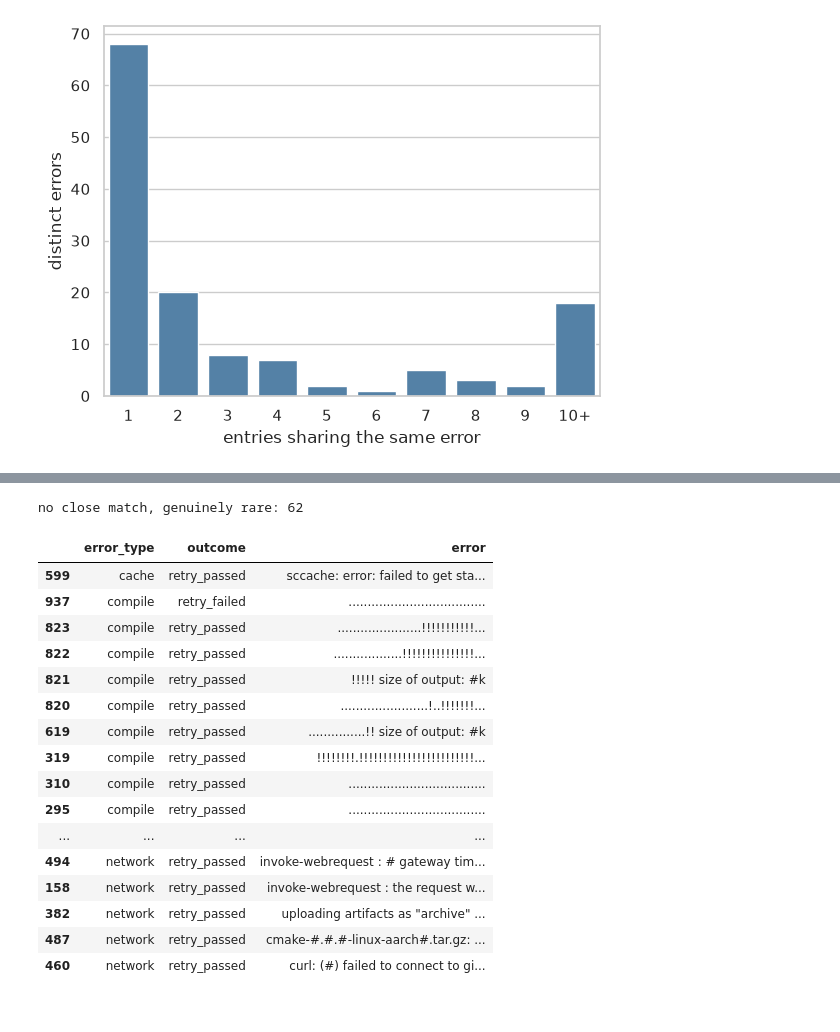
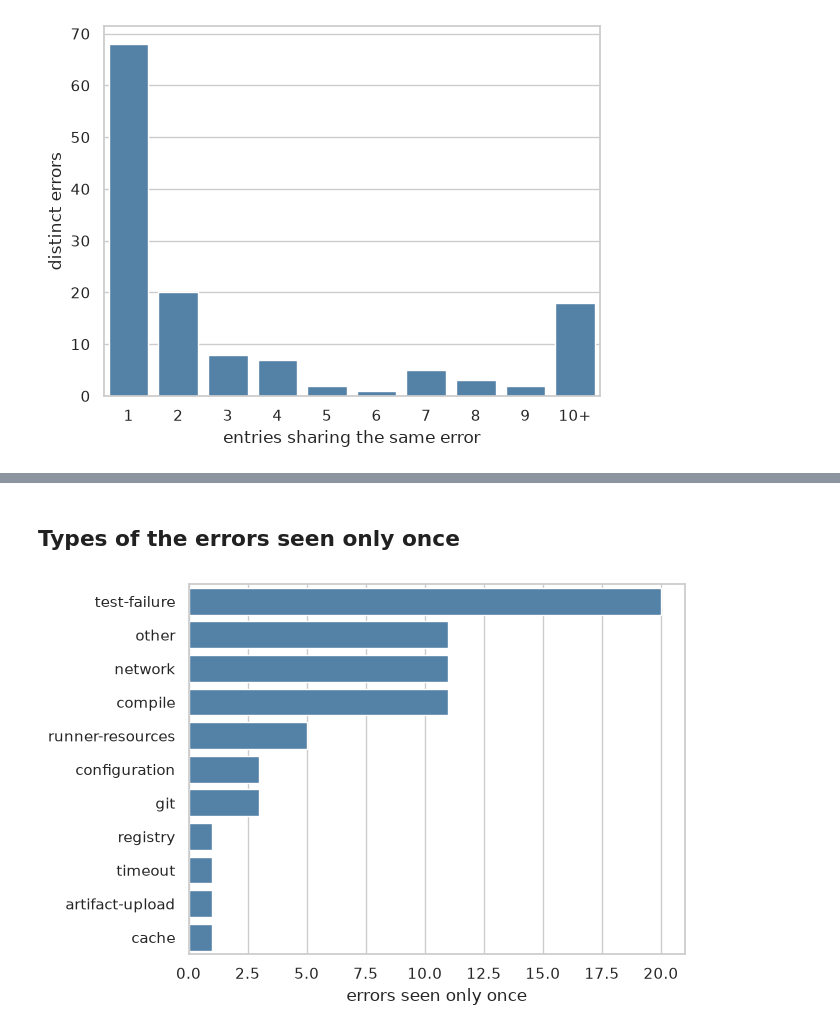
Before and after one commit to vicentebolea/vtk-pipelines-knowledge, a Jupyter notebook: explorations/error_frequency.ipynb, the cells around one changed output, grey strips where cells are left out. Saved outputs shown, nothing was run; the diff lists cells and outputs as text; code cells hidden in the pictures.

```diff
--- a/explorations/error_frequency.ipynb
+++ b/explorations/error_frequency.ipynb
@@ -83,22 +48,9 @@ single[merged][["error", "closest"]].head(15)
-# %%
-print("no close match, genuinely rare:", (~merged).sum())
-single[~merged][["error_type", "outcome", "error"]].sort_values("error_type").head(25)
-# %% [output]
-no close match, genuinely rare: 62
-|  | error_type | outcome | error |
-| 599 | cache | retry_passed | sccache: error: failed to get sta... |
-| 937 | compile | retry_failed | .................................... |
-| 823 | compile | retry_passed | ......................!!!!!!!!!!!... |
-| 822 | compile | retry_passed | ..................!!!!!!!!!!!!!!!... |
-| 821 | compile | retry_passed | !!!!! size of output: #k |
-| 820 | compile | retry_passed | .......................!..!!!!!!!... |
-| 619 | compile | retry_passed | ...............!! size of output: #k |
-| 319 | compile | retry_passed | !!!!!!!!.!!!!!!!!!!!!!!!!!!!!!!!!... |
-| 310 | compile | retry_passed | .................................... |
-| 295 | compile | retry_passed | .................................... |
-| ... | ... | ... | ... |
-| 494 | network | retry_passed | invoke-webrequest : # gateway tim... |
-| 158 | network | retry_passed | invoke-webrequest : the request w... |
-| 382 | network | retry_passed | uploading artifacts as "archive" ... |
-| 487 | network | retry_passed | cmake-#.#.#-linux-aarch#.tar.gz: ... |
-| 460 | network | retry_passed | curl: (#) failed to connect to gi... |
+# %% [markdown]
+## Types of the errors seen only once
+# %%
+single = df[df.error.map(df.error.value_counts()) == 1]
+ax = sns.countplot(data=single, y="error_type", order=single.error_type.value_counts().index, color="steelblue")
+ax.set(xlabel="errors seen only once", ylabel="")
+plt.show()
+# %% [output]
+[figure, added]
```
Also changed, not shown: parts of 9 cells of this notebook.
